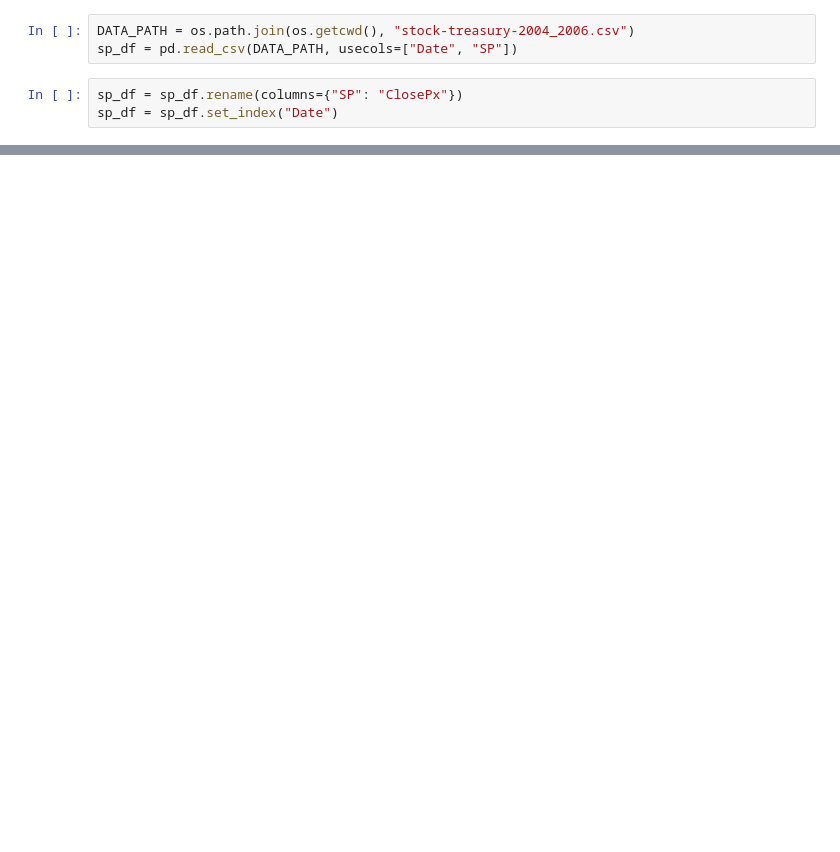
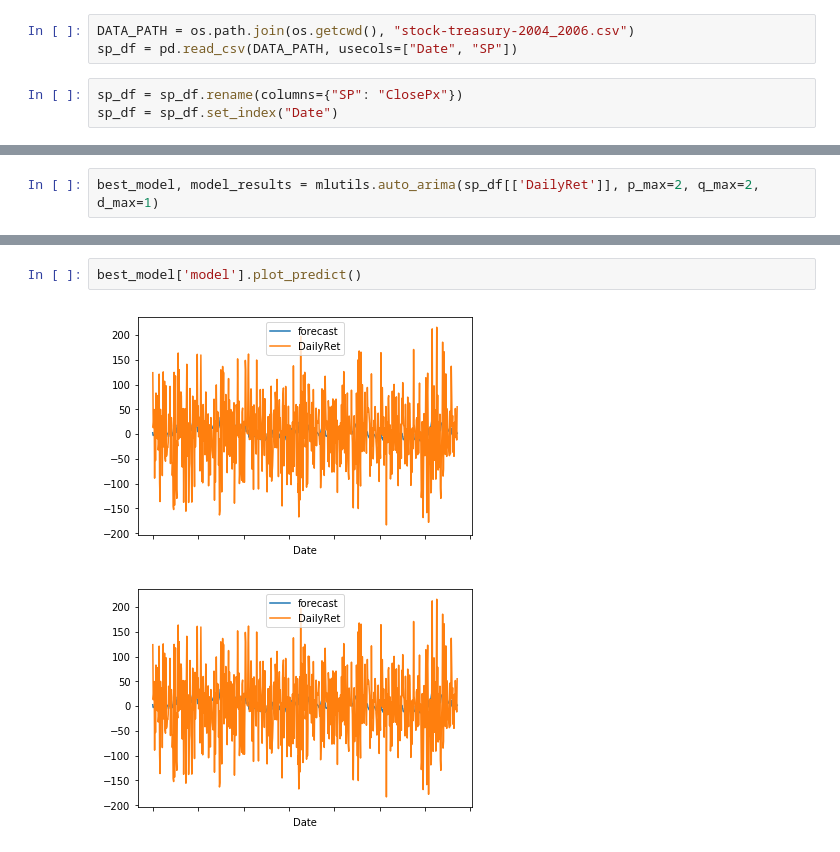
Before and after one commit to uhasan1/FRE-7773-Machine-Learning-2019, a Jupyter notebook: Second_HW/Huang_Guoqin_Assignment_4.ipynb, the cells around one changed output, grey strips where cells are left out. Drawn from its saved outputs; the diff is of its cells as text; blank space fills up the shorter version.

```diff
--- a/Second_HW/Huang_Guoqin_Assignment_4.ipynb
+++ b/Second_HW/Huang_Guoqin_Assignment_4.ipynb
@@ -134,0 +136,2 @@ sp_df.head()
+# %%
+best_model, model_results = mlutils.auto_arima(sp_df[['DailyRet']], p_max=2, q_max=2, d_max=1)
@@ -134,0 +164,5 @@ sp_df.head()
+# %%
+best_model['model'].plot_predict()
+# %% [output]
+[figure, added]
+[figure, added]
```
Also changed, not shown: parts of 9 cells of this notebook, 1 other file.
